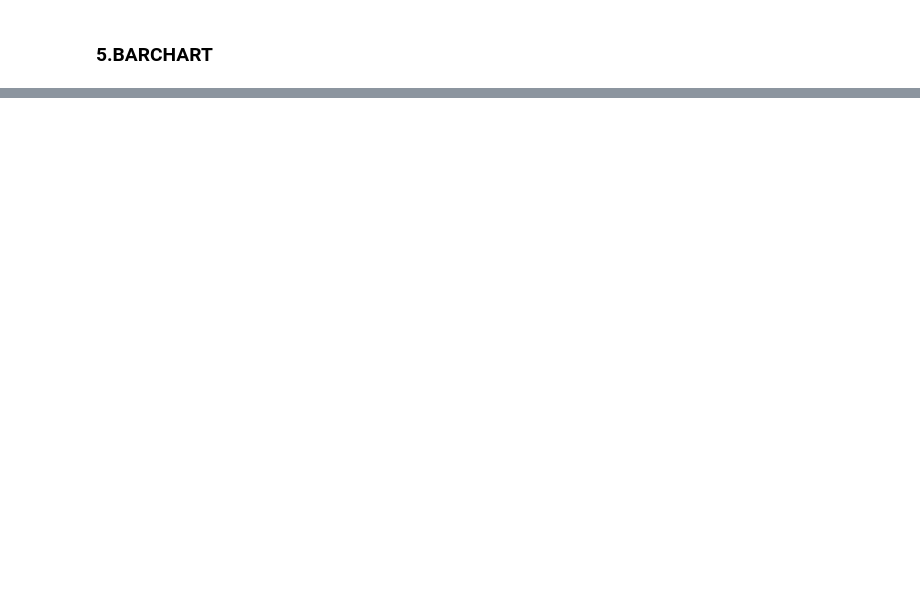
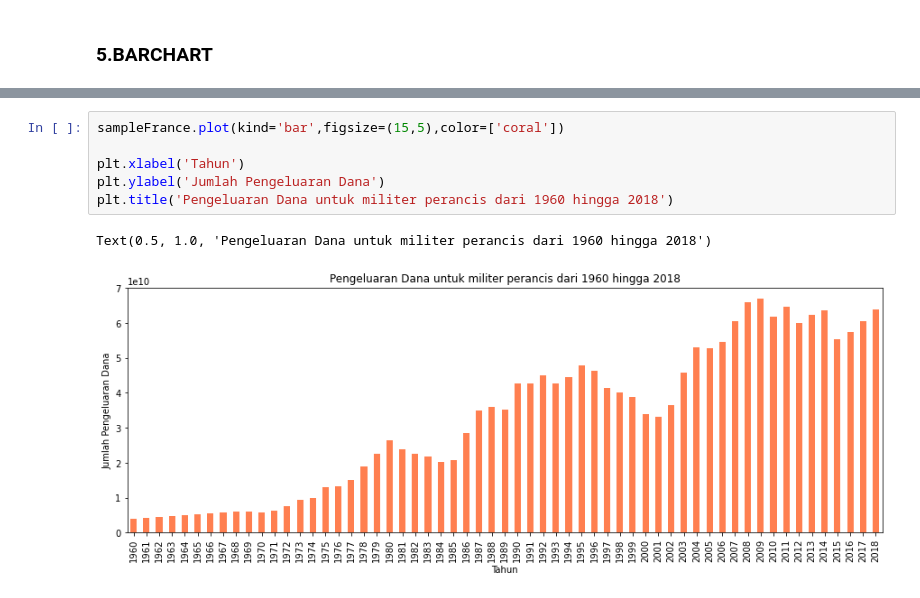
Before and after one commit to AbdulHafidh-AI/Praktikum-Visualisasi-Data, a Jupyter notebook: 2008107010056_AbdulHafidh_Tugas2.ipynb, the cells around one changed output, grey strips where cells are left out. Cells and saved outputs as stored; diff of their text form; blank space fills up the shorter version.

```diff
--- a/2008107010056_AbdulHafidh_Tugas2.ipynb
+++ b/2008107010056_AbdulHafidh_Tugas2.ipynb
@@ -313,0 +359,9 @@ plt.show()
+# %%
+sampleFrance.plot(kind='bar',figsize=(15,5),color=['coral'])
+
+plt.xlabel('Tahun')
+plt.ylabel('Jumlah Pengeluaran Dana')
+plt.title('Pengeluaran Dana untuk militer perancis dari 1960 hingga 2018')
+# %% [output]
+Text(0.5, 1.0, 'Pengeluaran Dana untuk militer perancis dari 1960 hingga 2018')
+[figure, added]
```
Also changed, not shown: parts of 6 cells of this notebook.
